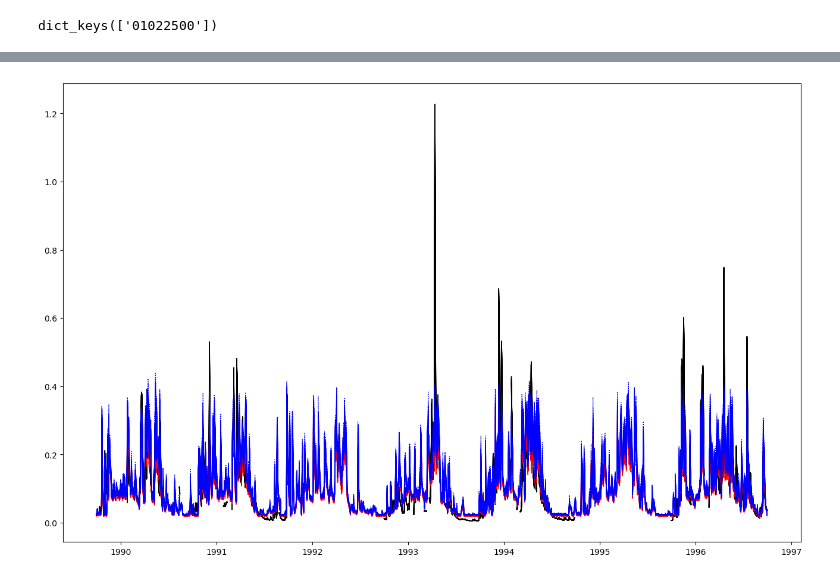
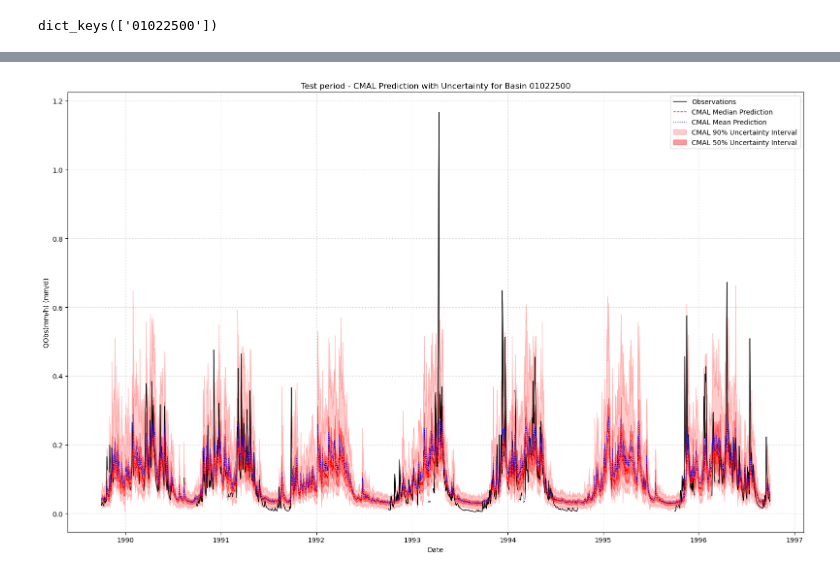
Before and after one commit to huangale88/neuralhydrology, a Jupyter notebook: own/MtslstmCMAL/mtslstm_cmal.ipynb, the cells around one changed output, grey strips where cells are left out. Drawn from its saved outputs; the diff is of its cells as text; code cells hidden in the pictures.

```diff
--- a/own/MtslstmCMAL/mtslstm_cmal.ipynb
+++ b/own/MtslstmCMAL/mtslstm_cmal.ipynb
@@ -78,56 +79,74 @@ Median NSE of the validation period 0.532
 # %%
 basin_id = '01022500' # Your basin ID
-freq = '1h'           # Your frequency key
+freq = '1D'           # Your frequency key
 target_variable = 'QObs(mm/h)' # Your target variable name
 
 # --- 1. Extract Observations ---
-# Added .squeeze() here to make qobs a 1D array (removing the time_step dimension)
-qobs = results[basin_id][freq]['xr'][f'{target_variable}_obs'].squeeze()
+# Get the original xarray DataArray for observations. Its shape is (2557, 24)
+qobs_original_xr = results[basin_id][freq]['xr'][f'{target_variable}_obs']
 
 # --- 2. Extract Simulated Output with Samples ---
-# This variable contains 100 samples for each time step
-qsim_with_samples = results[basin_id][freq]['xr'][f'{target_variable}_sim']
+# Get the original xarray DataArray for simulated data.
+qsim_with_samples_original_xr = results[basin_id][freq]['xr'][f'{target_variable}_sim']
 
-# --- 3. Calculate Quantiles from Samples ---
-# Convert the xarray DataArray to a NumPy array for easier percentile calculation.
-# The 'samples' dimension is the last one in (date, time_step, samples).
-qsim_data = qsim_with_samples.values
+# --- Prepare data for plotting (flattening to single 1D series) ---
 
-# Calculate percentiles across the 'samples' dimension (axis=-1)
-# np.nanpercentile handles potential NaN values if present.
-median_sim_np = np.nanpercentile(qsim_data, 50, axis=-1)
-q25_np = np.nanpercentile(qsim_data, 25, axis=-1)
-q75_np = np.nanpercentile(qsim_data, 75, axis=-1)
-lower_bound_90ci_np = np.nanpercentile(qsim_data, 5, axis=-1)
-upper_bound_90ci_np = np.nanpercentile(qsim_data, 95, axis=-1)
-mean_sim_np = np.nanmean(qsim_data, axis=-1)
+# Get the daily dates coordinate from the original observation DataArray.
+# Assuming 'date' is the dimension name for days, and the other for hours (e.g., 'time_step').
+# You might need to adjust 'date' and 'time_step' to your actual dimension names.
+daily_dates_coord = qobs_original_xr['date'].values
+num_hours_per_day = qobs_original_xr.sizes[qobs_original_xr.dims[1]] # Assuming the second dim is hourly
 
-# Convert the percentile arrays back to xarray DataArray to retain 'date' coordinates
-# Now, qobs.copy() will create a 1D xarray.DataArray, and median_sim.squeeze() is also 1D,
-# so their shapes will match.
-median_sim_np = median_sim_np.flatten()
-q25_np = q25_np.flatten()
-q75_np = q75_np.flatten()
-lower_bound_90ci_np = lower_bound_90ci_np.flatten()
-upper_bound_90ci_np = upper_bound_90ci_np.flatten()
-mean_sim_np = mean_sim_np.flatten()
+# Construct the full hourly datetime index for the X-axis for plotting
+full_hourly_dates = []
+for d in daily_dates_coord:
+    for h in range(num_hours_per_day):
+        full_hourly_dates.append(pd.to_datetime(d) + pd.Timedelta(hours=h))
+full_hourly_dates = np.array(full_hourly_dates) # This will be (2557 * 24,) = (61368,)
 
-# --- 4. Plotting with Seaborn for Uncertainty ---
+# Flatten the observed discharge data into a single 1D NumPy array
+qobs_flat_np = qobs_original_xr.values.flatten() # (2557, 24) -> (61368,)
+
+# --- 3. Calculate Quantiles from Samples and flatten ---
+# Convert the xarray DataArray to a NumPy array
+qsim_data_np = qsim_with_samples_original_xr.values # e.g., (2557, 24, 100)
+
+# Calculate percentiles and mean across the 'samples' dimension (axis=-1)
+# Then, flatten each result to a single 1D NumPy array for plotting
+median_sim_flat_np = np.nanpercentile(qsim_data_np, 50, axis=-1).flatten() # (2557, 24) -> (61368,)
+q25_flat_np = np.nanpercentile(qsim_data_np, 25, axis=-1).flatten()
+q75_flat_np = np.nanpercentile(qsim_data_np, 75, axis=-1).flatten()
+lower_bound_90ci_flat_np = np.nanpercentile(qsim_data_np, 5, axis=-1).flatten()
+upper_bound_90ci_flat_np = np.nanpercentile(qsim_data_np, 95, axis=-1).flatten()
+mean_sim_flat_np = np.nanmean(qsim_data_np, axis=-1).flatten()
+
+# --- Create new 1D xarray DataArrays for consistent plotting ---
+# These DataArrays will now all be 1D, with 'date' as their single dimension.
+# This ensures compatibility for plotting with Matplotlib.
+qobs = xr.DataArray(qobs_flat_np, coords={'date': full_hourly_dates}, dims=['date'])
+median_sim = xr.DataArray(median_sim_flat_np, coords={'date': full_hourly_dates}, dims=['date'])
+q25 = xr.DataArray(q25_flat_np, coords={'date': full_hourly_dates}, dims=['date'])
+q75 = xr.DataArray(q75_flat_np, coords={'date': full_hourly_dates}, dims=['date'])
+lower_bound_90ci = xr.DataArray(lower_bound_90ci_flat_np, coords={'date': full_hourly_dates}, dims=['date'])
+upper_bound_90ci = xr.DataArray(upper_bound_90ci_flat_np, coords={'date': full_hourly_dates}, dims=['date'])
+mean_sim = xr.DataArray(mean_sim_flat_np, coords={'date': full_hourly_dates}, dims=['date'])
+
+# --- 4. Plotting with Matplotlib for Uncertainty ---
 fig, ax = plt.subplots(figsize=(16, 10))
 
-# Plot observations
-ax.plot(qobs['date'], qobs.values, color='black', label='Observations', linewidth=1)
+# Plot observations (using the new 1D qobs DataArray)
+ax.plot(qobs['date'].values, qobs.values, color='black', label='Observations', linewidth=1)
 
 # Plot median prediction
-ax.plot(median_sim['date'], median_sim.values, color='red', linestyle='--', label='CMAL Median Prediction', linewidth=1)
-ax.plot(mean_sim['date'], mean_sim.values, color='blue', linestyle=':', label='CMAL Mean Prediction', linewidth=1)
+ax.plot(median_sim['date'].values, median_sim.values, color='red', linestyle='--', label='CMAL Median Prediction', linewidth=1)
+ax.plot(mean_sim['date'].values, mean_sim.values, color='blue', linestyle=':', label='CMAL Mean Prediction', linewidth=1)
 
 # Plot uncertainty bands using fill_between
 # 90% Confidence Interval (between 5th and 95th percentiles)
 ax.fill_between(
-    lower_bound_90ci['date'].values,
-    lower_bound_90ci.values,
-    upper_bound_90ci.values,
+    lower_bound_90ci['date'].values, # X-axis values (full hourly dates)
+    lower_bound_90ci.values,         # Y1 values (flattened to 1D)
+    upper_bound_90ci.values,         # Y2 values (flattened to 1D)
     color='red',
     alpha=0.2, # Lighter transparency for the wider band
     label='CMAL 90% Uncertainty Interval'
@@ -155 +173 @@ ValueError: 'y1' is not 1-dimensional
-[figure, old version]
+[figure, new version]
```
Also changed, not shown: parts of 4 cells of this notebook.
